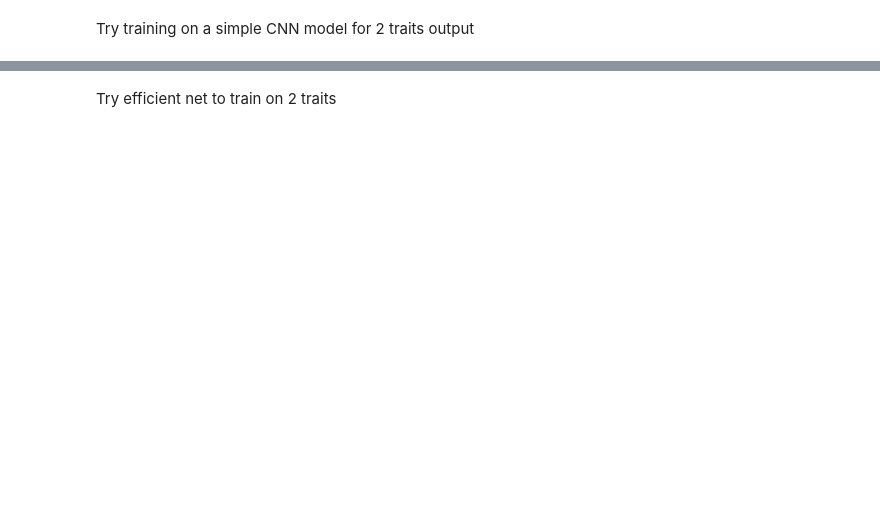
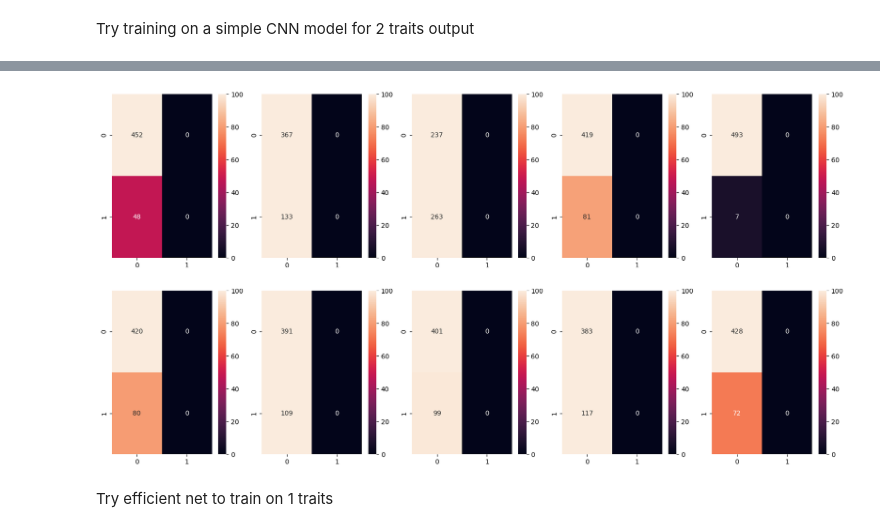
Before and after one commit to athan37/Facial-attribute-classification, a Jupyter notebook: Project.ipynb, the cells around one changed output, grey strips where cells are left out. Drawn from its saved outputs; the diff is of its cells as text; code cells hidden in the pictures; blank space fills up the shorter version.

```diff
--- a/Project.ipynb
+++ b/Project.ipynb
@@ -214,0 +363,3 @@ Epoch 16/10000
+# %%
+preds_10 = model10.predict(X_test)
+print(preds_10[0])
@@ -215,5 +370,6 @@ Epoch 16/10000
 # %%
-eval = model.evaluate(X_test,Y_test)
-print("Test loss:",eval[0])
-print("Test accuracy:",eval[1])
+rounded_preds_10 = np.round(preds_10)
+eval_10 = model10.evaluate(X_test,Y_10_test)
+print("Test loss:",eval_10[0])
+print("Test accuracy:",eval_10[1])
 # %% [output]
@@ -223,5 +379,18 @@ Test accuracy: 0.5479999780654907
+# %%
+import seaborn as sns
+import matplotlib.pyplot as plt
+from sklearn.metrics import multilabel_confusion_matrix
+from sklearn.metrics import confusion_matrix
+
+f, axes = plt.subplots(2,5,figsize=(20, 10))
+axes = axes.ravel()
+for i in range(10):
+  conf=confusion_matrix(Y_10_test[:,i], rounded_preds_10[:,i])
+  sns.heatmap(conf, annot=True, fmt='d', vmax=100, ax = axes[i])
+# %% [output]
+[figure, added]
 # %% [markdown]
-Try efficient net to train on 2 traits
+Try efficient net to train on 1 traits
 # %%
 import tensorflow as tf
 
```
Also changed, not shown: parts of 19 cells of this notebook.
